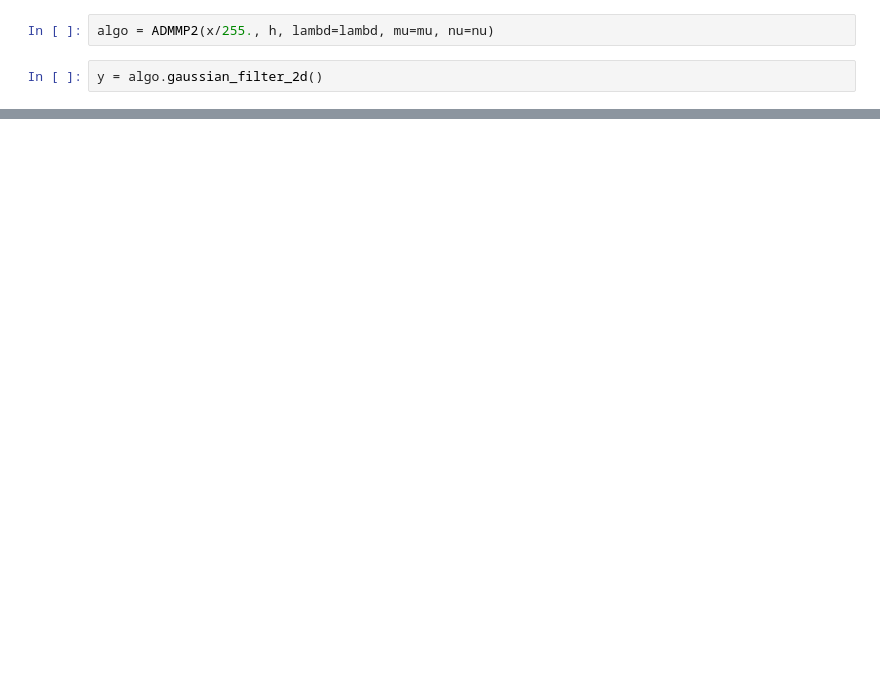
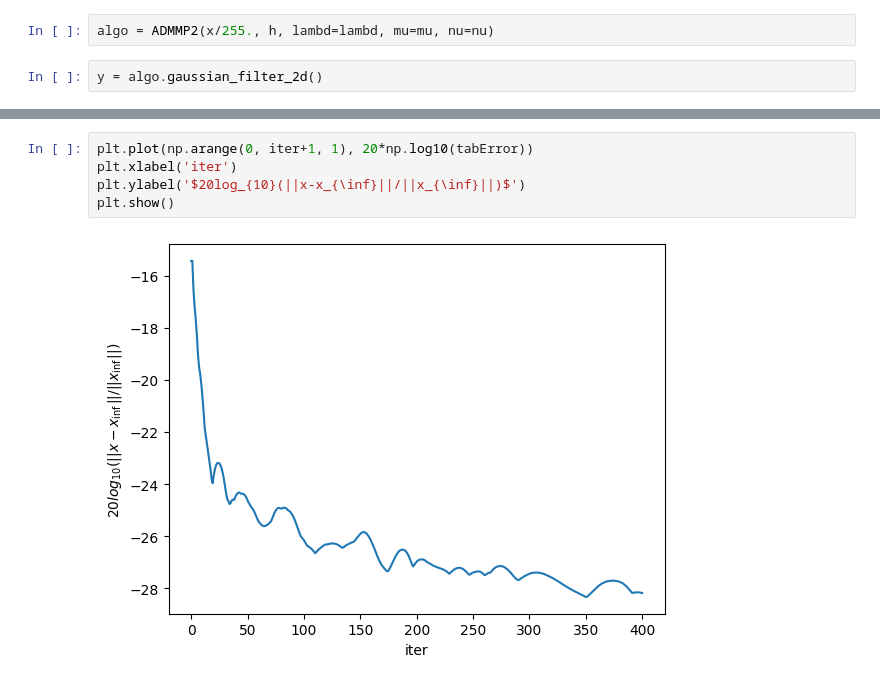
Before and after one commit to VictorCilleros/Image_Restoration_SDI, a Jupyter notebook: src/test.ipynb, the cells around one changed output, grey strips where cells are left out. Saved outputs shown, nothing was run; the diff lists cells and outputs as text; blank space fills up the shorter version.

```diff
--- a/src/test.ipynb
+++ b/src/test.ipynb
@@ -83,0 +58,7 @@ array([[0.5, 0.5],
+# %%
+plt.plot(np.arange(0, iter+1, 1), 20*np.log10(tabError))
+plt.xlabel('iter')
+plt.ylabel('$20log_{10}(||x-x_{\inf}||/||x_{\inf}||)$')
+plt.show()
+# %% [output]
+[figure, added]
```
Also changed, not shown: parts of 16 cells of this notebook, 3 other files.
